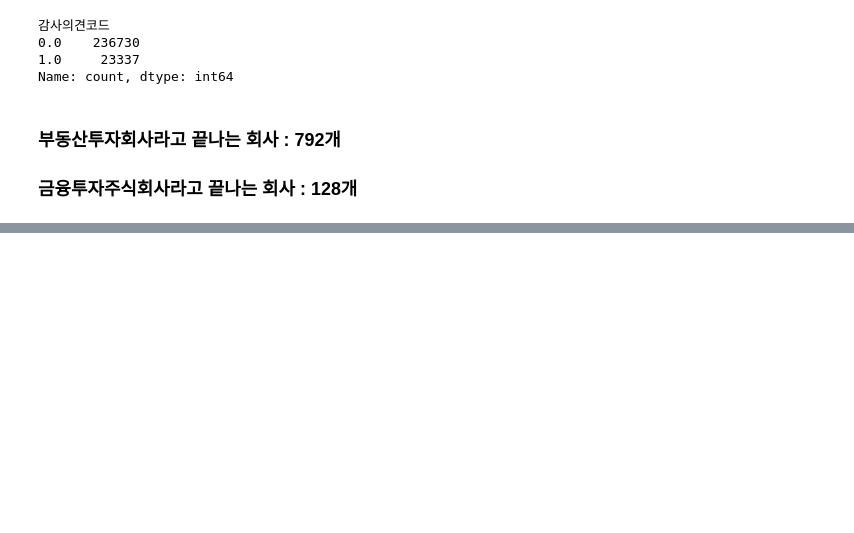
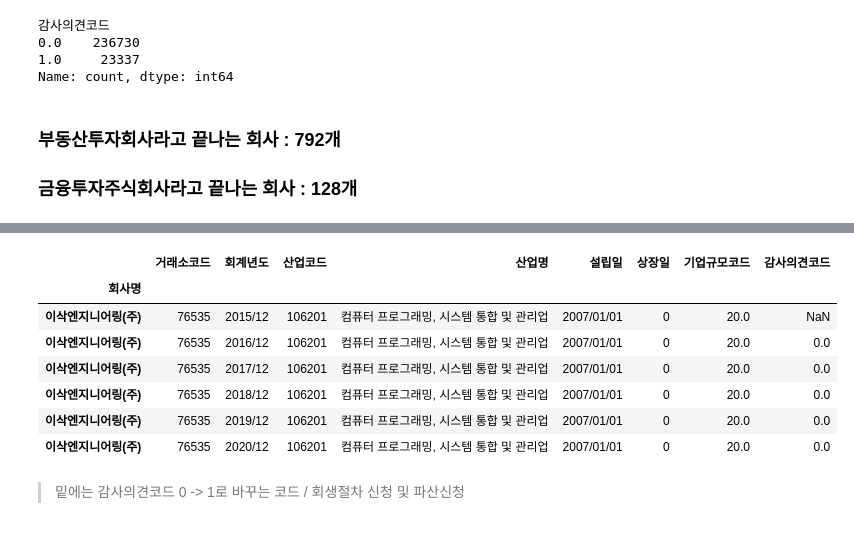
Before and after one commit to youngsang114/Project_2, a Jupyter notebook: 0713.ipynb, the cells around one changed output, grey strips where cells are left out. Cells and saved outputs as stored; diff of their text form; code cells hidden in the pictures; blank space fills up the shorter version.

```diff
--- a/0713.ipynb
+++ b/0713.ipynb
@@ -280,0 +317,2 @@ df2[df2.index.str.endswith('금융투자주식회사')]
+# %%
+df2=pd.read_csv('./Dataset/mk_target2.csv',encoding='euc-kr')
@@ -280,0 +335,16 @@ df2[df2.index.str.endswith('금융투자주식회사')]
+# %%
+df2['감사의견코드']=df2['감사의견코드'].map({
+    'AG': 1,
+    'DS':1,
+    'DI':1,
+    'DU':1,
+    'QA':0,
+    'QC':0,
+    'QG':0,
+    'QQ':0,
+    'QS':1,
+    'QU':0,
+    'UQ':0,
+    'ZZ':1
+
+})
@@ -280,0 +374,13 @@ df2[df2.index.str.endswith('금융투자주식회사')]
+# %%
+df2[df2.index.str.contains('이삭엔지')].head(20)
+# %% [output]
+|  | 거래소코드 | 회계년도 | 산업코드 | 산업명 | 설립일 | 상장일 | 기업규모코드 | 감사의견코드 |
+| 회사명 |  |  |  |  |  |  |  |  |
+| 이삭엔지니어링(주) | 76535 | 2015/12 | 106201 | 컴퓨터 프로그래밍, 시스템 통합 및 관리업 | 2007/01/01 | 0 | 20.0 | NaN |
+| 이삭엔지니어링(주) | 76535 | 2016/12 | 106201 | 컴퓨터 프로그래밍, 시스템 통합 및 관리업 | 2007/01/01 | 0 | 20.0 | 0.0 |
+| 이삭엔지니어링(주) | 76535 | 2017/12 | 106201 | 컴퓨터 프로그래밍, 시스템 통합 및 관리업 | 2007/01/01 | 0 | 20.0 | 0.0 |
+| 이삭엔지니어링(주) | 76535 | 2018/12 | 106201 | 컴퓨터 프로그래밍, 시스템 통합 및 관리업 | 2007/01/01 | 0 | 20.0 | 0.0 |
+| 이삭엔지니어링(주) | 76535 | 2019/12 | 106201 | 컴퓨터 프로그래밍, 시스템 통합 및 관리업 | 2007/01/01 | 0 | 20.0 | 0.0 |
+| 이삭엔지니어링(주) | 76535 | 2020/12 | 106201 | 컴퓨터 프로그래밍, 시스템 통합 및 관리업 | 2007/01/01 | 0 | 20.0 | 0.0 |
+# %% [markdown]
+> 밑에는 감사의견코드 0 -> 1로 바꾸는 코드 / 회생절차 신청 및 파산신청
```
Also changed, not shown: parts of 20 cells of this notebook, 30 other files.
